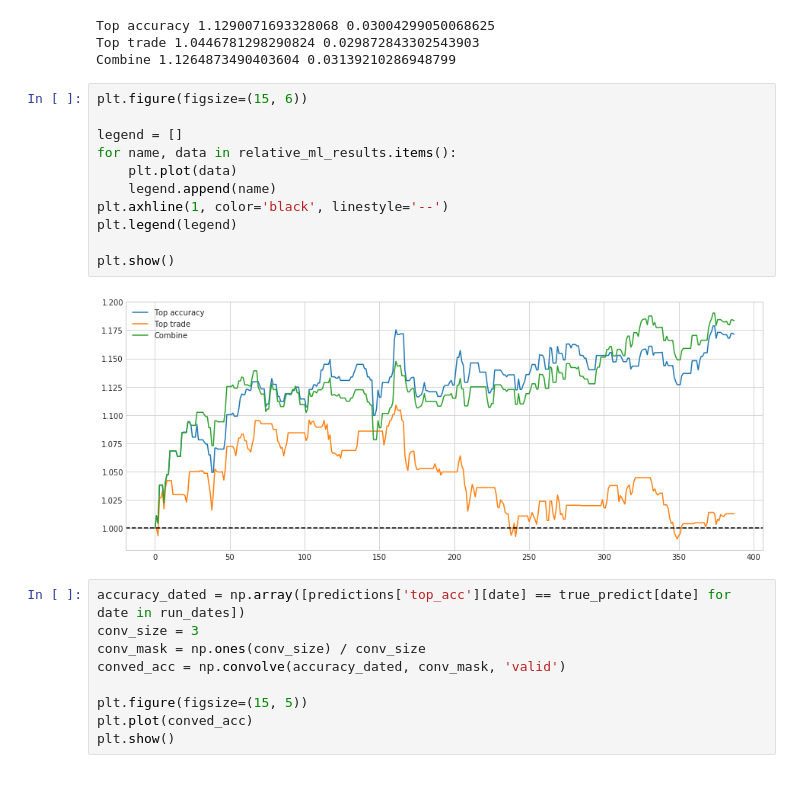
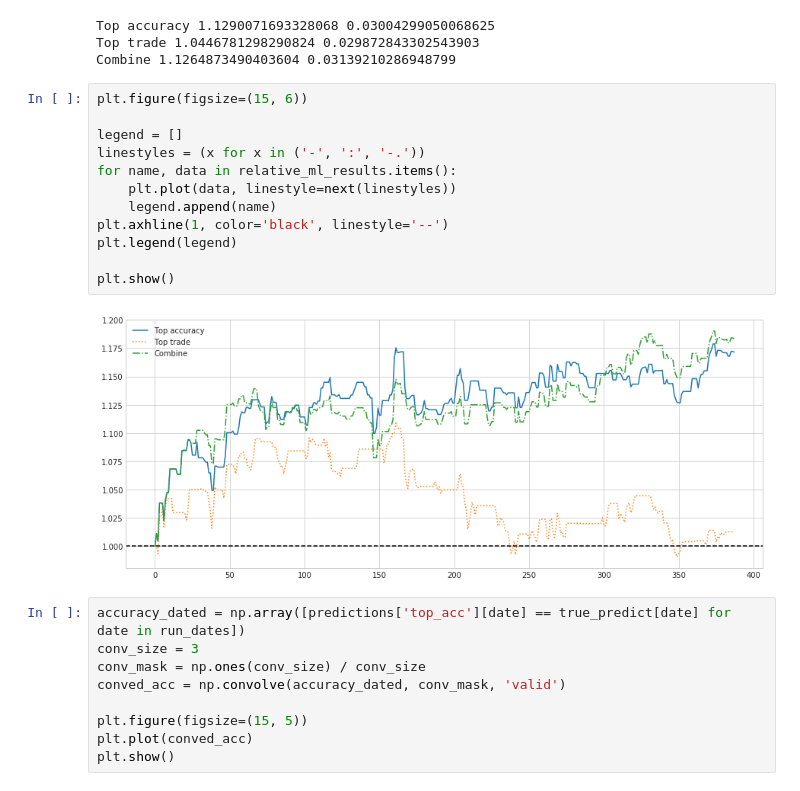
Before and after one commit to Break-Neck/diploma, a Jupyter notebook: notebooks/macd.ipynb, the cells around one changed output. Cells and saved outputs as stored; diff of their text form.

Commit message:
redraw results graphic

```diff
--- a/notebooks/macd.ipynb
+++ b/notebooks/macd.ipynb
@@ -704,16 +704,17 @@ Combine 1.1264873490403604 0.03139210286948799
 # %%
 plt.figure(figsize=(15, 6))
 
 legend = []
+linestyles = (x for x in ('-', ':', '-.'))
 for name, data in relative_ml_results.items():
-    plt.plot(data)
+    plt.plot(data, linestyle=next(linestyles))
     legend.append(name)
 plt.axhline(1, color='black', linestyle='--')
 plt.legend(legend)
 
 plt.show()
 # %% [output]
-[figure, old version]
+[figure, new version]
 # %%
 accuracy_dated = np.array([predictions['top_acc'][date] == true_predict[date] for date in run_dates])
 conv_size = 3
```
